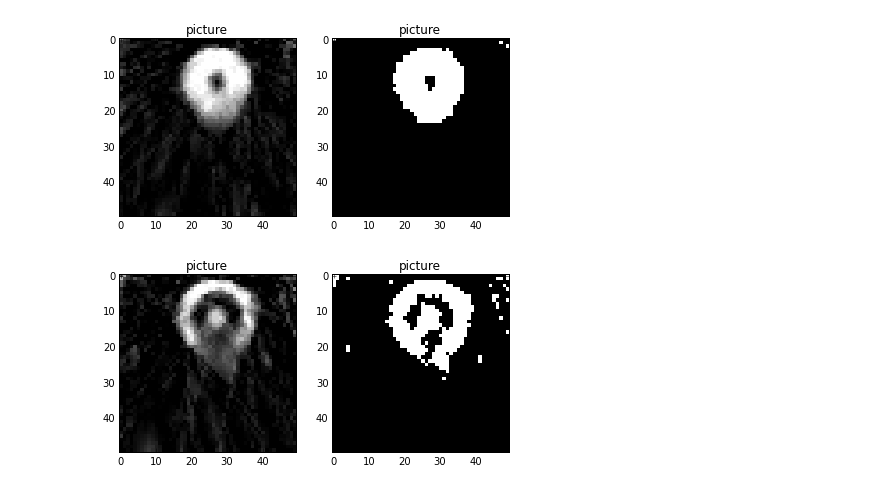
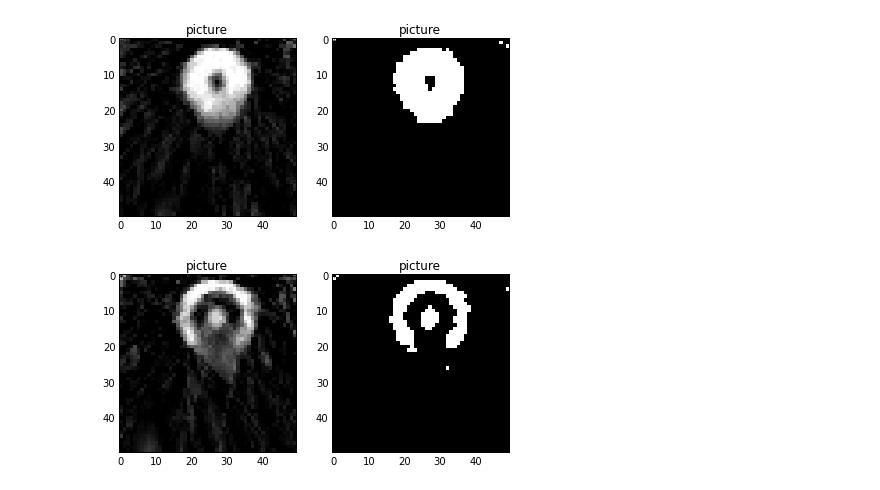
Before and after one commit to dmitriyshad/optimization_methods, a Jupyter notebook: Zadanie1.ipynb, the cells around one changed output. Saved outputs shown, nothing was run; the diff lists cells and outputs as text; code cells hidden in the pictures.

```diff
--- a/Zadanie1.ipynb
+++ b/Zadanie1.ipynb
@@ -114,7 +114,7 @@ show_pic([np.matrix(sol['x']).reshape(50,50), binar])
 # %%
 alpha = 0.8
 sol = cp.solvers.qp(cp.matrix(alpha * 2 * P + A3.T * A3), q3, G, h)
-binar = binarise(np.matrix(sol['x']).reshape(50,50), 0.25)
+binar = binarise(np.matrix(sol['x']).reshape(50,50), 0.4)
 show_pic([np.matrix(sol['x']).reshape(50,50), binar])
 # %% [output]
-[figure, old version]
+[figure, new version]
```
Also changed, not shown: 1 other file.
